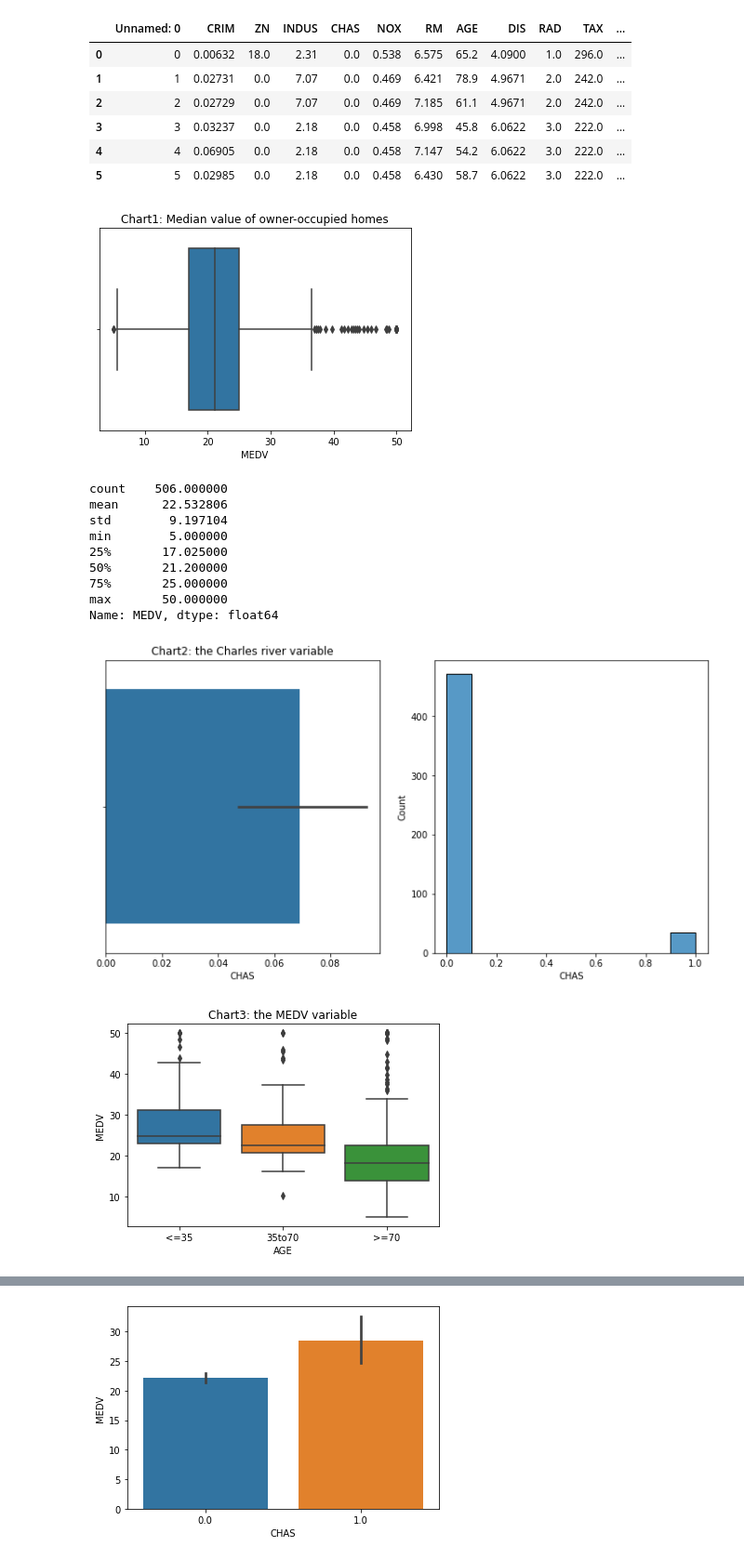
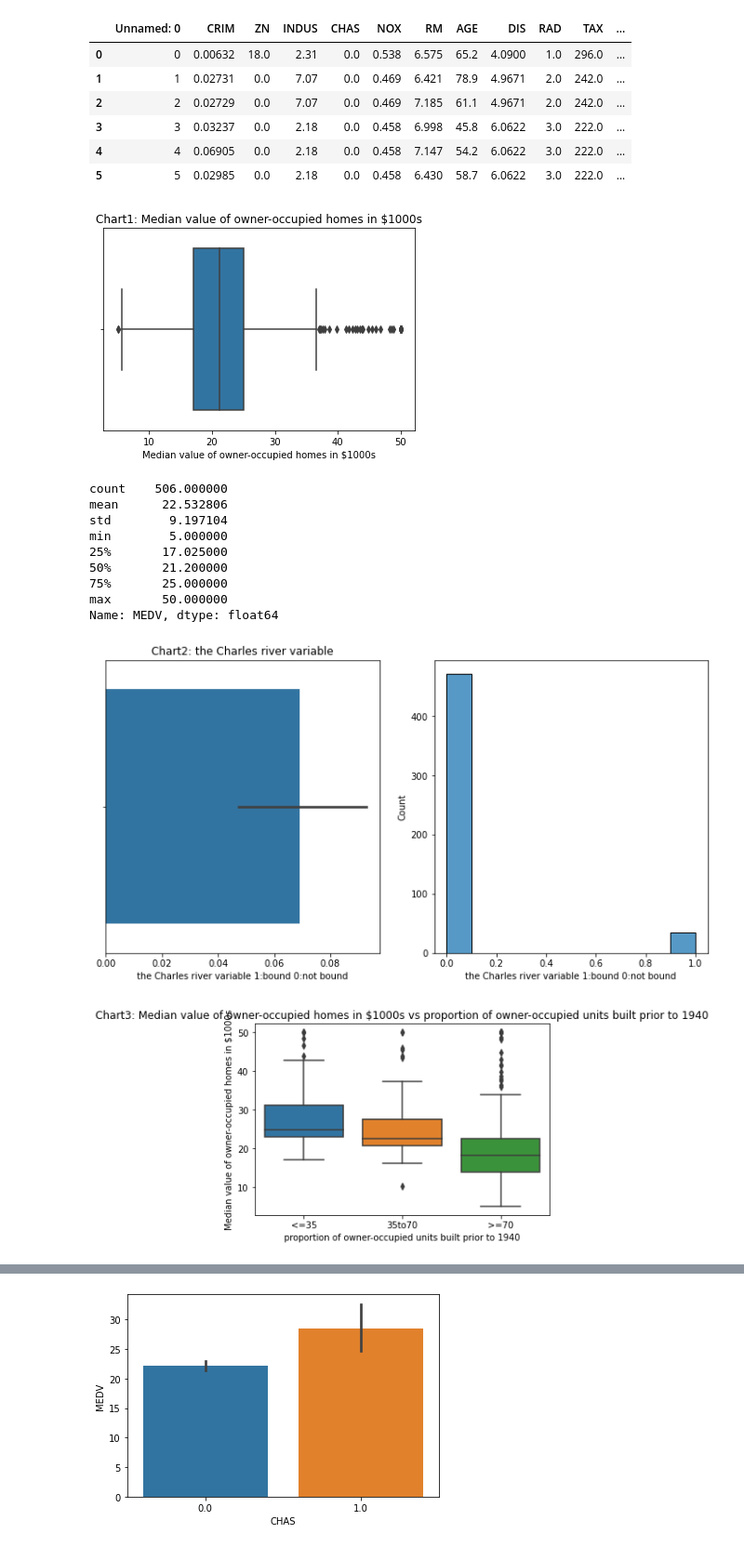
Before and after one commit to kykyli/assignment, a Jupyter notebook: statisticWithPythonFinal.ipynb, the cells around one changed output, grey strips where cells are left out. Shown at 93% size. Drawn from its saved outputs; the diff is of its cells as text; code cells hidden in the pictures.

```diff
--- a/statisticWithPythonFinal.ipynb
+++ b/statisticWithPythonFinal.ipynb
@@ -64,22 +64,17 @@ boston_df[:6]
 
 
 #For the "Median value of owner-occupied homes" provide a boxplot#
-###############FINDING###############
-# count    506.000000
-# mean      22.532806
-# std        9.197104
-# min        5.000000
-# 25%       17.025000
-# 50%       21.200000
-# 75%       25.000000
-# max       50.000000
+############### finding on chart ######################
+#### the mean is around 22, 25% is around 17 and 75% is around 25
 
 ax = sns.boxplot(x='MEDV', data=boston_df)
-plt.title('Chart1: Median value of owner-occupied homes')
+plt.title('Chart1: Median value of owner-occupied homes in $1000s')
+plt.xlabel('Median value of owner-occupied homes in $1000s')
 plt.show()
+
 print(boston_df['MEDV'].describe())
 # %% [output]
-[figure, old version]
+[figure, new version]
 count    506.000000
 mean      22.532806
 std        9.197104
@@ -91,38 +86,41 @@ max       50.000000
 Name: MEDV, dtype: float64
 # %%
 #     Provide a  bar plot for the Charles river variable
-###############finding######################
+############### finding on chart ######################
 ######   most samples do not bound to river.
 
 fig, axs = plt.subplots(1, 2, figsize=(12, 6))
 plt.subplot(1,2, 1)
 sns.barplot(x="CHAS", data=boston_df)
 plt.title('Chart2: the Charles river variable')
-
+plt.xlabel('the Charles river variable 1:bound 0:not bound')
 plt.subplot(1,2, 2)
 sns.histplot(x="CHAS", data=boston_df)
+plt.xlabel('the Charles river variable 1:bound 0:not bound')
 
 plt.show()
 # %% [output]
-[figure, old version]
+[figure, new version]
 # %%
 #     Provide a boxplot for the MEDV variable vs the AGE variable. (Discretize the age variable into three groups of 35 years and younger, between 35 and 70 years and 70 years and older)
-###############finding######################
+############### finding on chart ######################
 #### Higher the AGE, lower the Median value of owner-occupied homes
+
 def newAge(x):
     if x <=35:
         return 0
     if x >=70:
         return 2
     else:
         return 1
 boston_df['AGE_group'] = boston_df['AGE'].apply(lambda x: newAge(x) )
 sns.boxplot(x='AGE_group',y='MEDV', data=boston_df)
 plt.xticks([0,1,2], ['<=35', '35to70', '>=70'])
-plt.xlabel('AGE')
-plt.title('Chart3: the MEDV variable')
+plt.xlabel('proportion of owner-occupied units built prior to 1940')
+plt.ylabel('Median value of owner-occupied homes in $1000s')
+plt.title('Chart3: Median value of owner-occupied homes in $1000s vs proportion of owner-occupied units built prior to 1940')
 plt.show()
 # %% [output]
-[figure, old version]
+[figure, new version]
 # %%
 #     Provide a scatter plot to show the relationship between Nitric oxide concentrations and the proportion of non-retail business acres per town. What can you say about the relationship?
```
Also changed, not shown: parts of 6 cells of this notebook.
